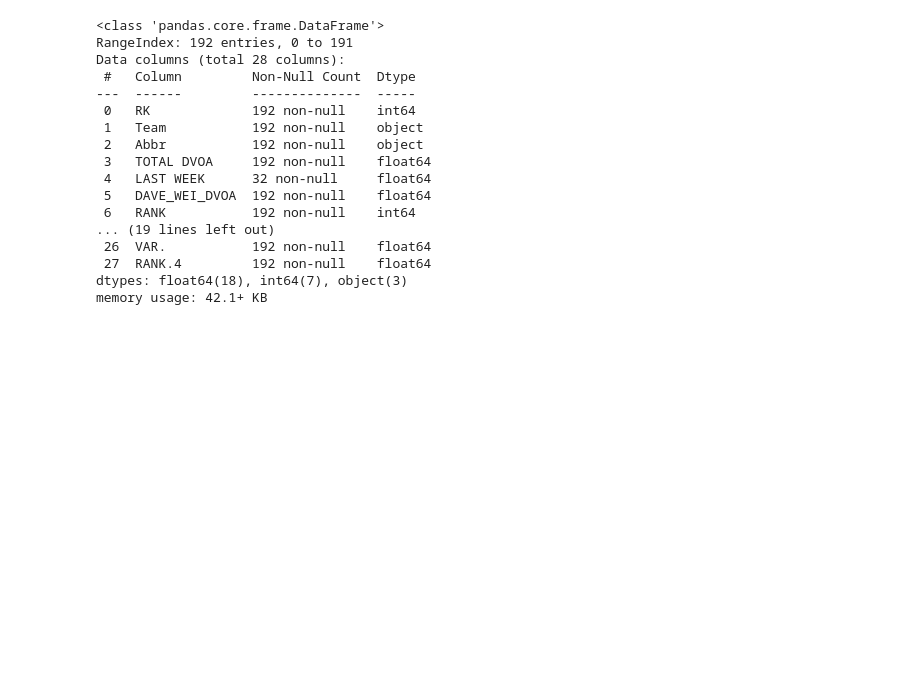
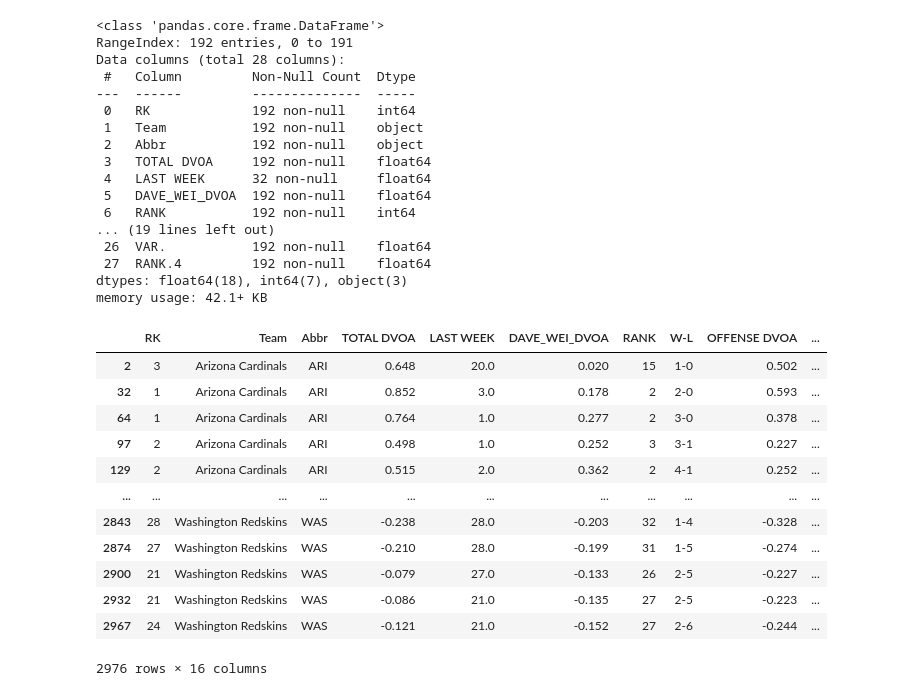
Before and after one commit to adithyav09/NFL-Big-Data-Bowl-2021.github.io, a Jupyter notebook: Untitled.ipynb, the cells around one changed output. Saved outputs shown, nothing was run; the diff lists cells and outputs as text; code cells hidden in the pictures; blank space fills up the shorter version.

```diff
--- a/Untitled.ipynb
+++ b/Untitled.ipynb
@@ -1093,3 +1093,19 @@ memory usage: 42.1+ KB
 # %%
 DVOA_Y = DVOA_Y.loc[:, ['RK', 'Team', 'Abbr', 'WEEK', 'YEAR', 'TOTAL DVOA', 'Last Year', 'DAVE_WEI_DVOA',
                         'OFFENSE DVOA', 'DEFENSE DVOA','S.T. DVOA', 'non-adj VOA', 'ESTIM. WINS', 'SCHEDULE RANK', 'PYTH WINS', 'VAR.']]
+# %%
+DVOA_W
+# %% [output]
+|  | RK | Team | Abbr | TOTAL DVOA | LAST WEEK | DAVE_WEI_DVOA | RANK | W-L | OFFENSE DVOA | ... |
+| 2 | 3 | Arizona Cardinals | ARI | 0.648 | 20.0 | 0.020 | 15 | 1-0 | 0.502 | ... |
+| 32 | 1 | Arizona Cardinals | ARI | 0.852 | 3.0 | 0.178 | 2 | 2-0 | 0.593 | ... |
+| 64 | 1 | Arizona Cardinals | ARI | 0.764 | 1.0 | 0.277 | 2 | 3-0 | 0.378 | ... |
+| 97 | 2 | Arizona Cardinals | ARI | 0.498 | 1.0 | 0.252 | 3 | 3-1 | 0.227 | ... |
+| 129 | 2 | Arizona Cardinals | ARI | 0.515 | 2.0 | 0.362 | 2 | 4-1 | 0.252 | ... |
+| ... | ... | ... | ... | ... | ... | ... | ... | ... | ... | ... |
+| 2843 | 28 | Washington Redskins | WAS | -0.238 | 28.0 | -0.203 | 32 | 1-4 | -0.328 | ... |
+| 2874 | 27 | Washington Redskins | WAS | -0.210 | 28.0 | -0.199 | 31 | 1-5 | -0.274 | ... |
+| 2900 | 21 | Washington Redskins | WAS | -0.079 | 27.0 | -0.133 | 26 | 2-5 | -0.227 | ... |
+| 2932 | 21 | Washington Redskins | WAS | -0.086 | 21.0 | -0.135 | 27 | 2-5 | -0.223 | ... |
+| 2967 | 24 | Washington Redskins | WAS | -0.121 | 21.0 | -0.152 | 27 | 2-6 | -0.244 | ... |
+2976 rows × 16 columns
```
Also changed, not shown: parts of 8 cells of this notebook.
